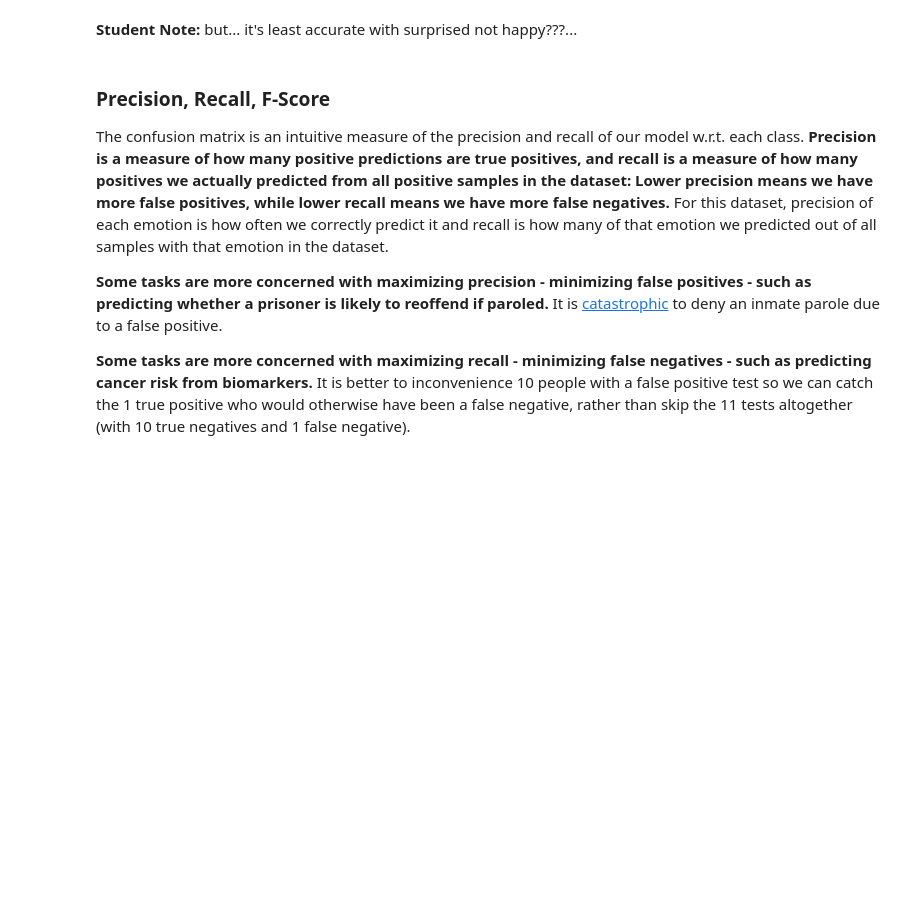
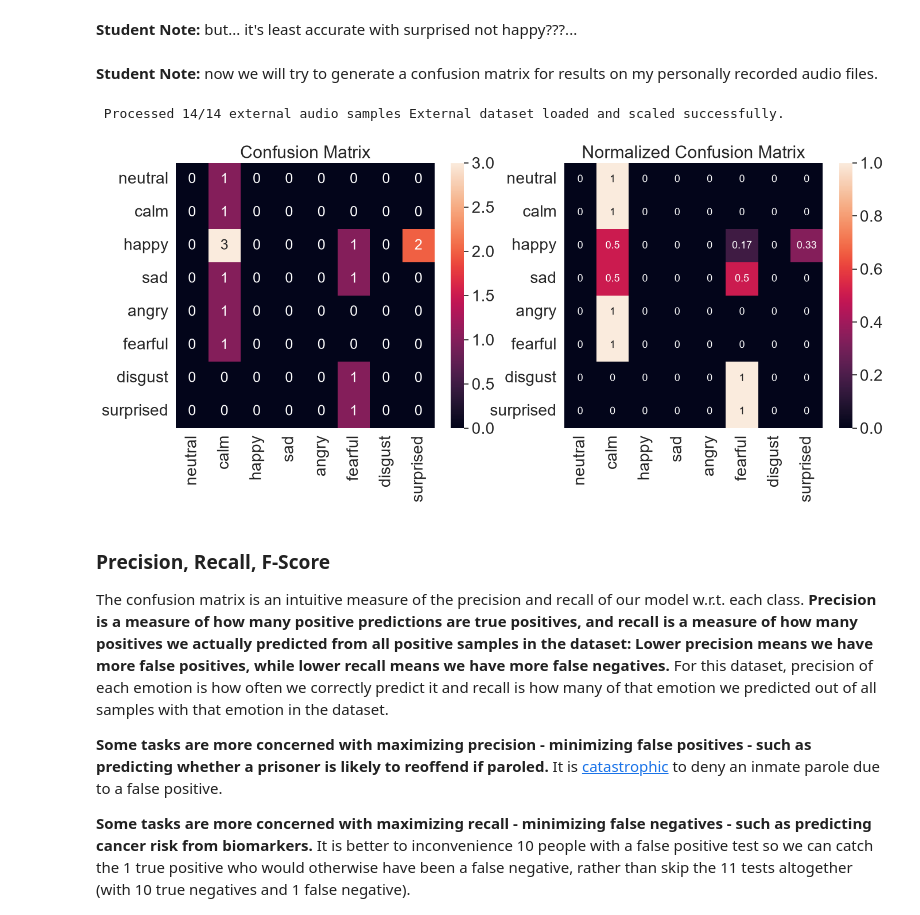
Before and after one commit to CJS-Codework/Week4-NeuralNetworks, a Jupyter notebook: Week4__Neural_Networks.ipynb, the cells around one changed output. Saved outputs shown, nothing was run; the diff lists cells and outputs as text; code cells hidden in the pictures; blank space fills up the shorter version.

Commit message:
Created my own confusion matrix

```diff
--- a/Week4__Neural_Networks.ipynb
+++ b/Week4__Neural_Networks.ipynb
@@ -641,3 +641,5 @@ The sum of elements in the left matrix is size of our test set, which is the len
 **We can tell the model is most accurate at predicting 'calm', and least accurate at predicting 'happy'**. Based on this we might look into our features to see where they are not distinct enough between confusing classes and whether we can rethink our feature engineering.
 # %% [markdown]
 **Student Note:** but... it's least accurate with surprised not happy???...
+# %% [markdown]
+**Student Note:** now we will try to generate a confusion matrix for results on my personally recorded audio files.
@@ -643,0 +680,52 @@ The sum of elements in the left matrix is size of our test set, which is the len
+# %%
+# 1. Specify the path to your secondary dataset folder
+external_folder_path = "C:/Users/caleb/Documents/Caleb/SFU/IAT360/Lab4/Datasets/Datasets/Audio Data/New Data/*/*.wav"
+
+# 2. Extract features from the secondary dataset
+X_ext_raw, y_external = load_external_test_data(external_folder_path)
+
+# 3. Scale the new features using a properly fitted StandardScaler
+if X_ext_raw is not None:
+    from sklearn.preprocessing import StandardScaler
+    # Re-initialize and fit the StandardScaler on the original training features to match standard scaling
+    std_scaler = StandardScaler()
+    std_scaler.fit(features)
+    X_ext_scaled = std_scaler.transform(X_ext_raw)
+    print("External dataset loaded and scaled successfully.")
+# %% [output]
+ Processed 14/14 external audio samples External dataset loaded and scaled successfully.
+# %%
+from sklearn.metrics import confusion_matrix
+import seaborn as sn # I like seaborn's confusion matrix over sklearn's default
+
+# get predictions on test set
+test_emotion_predictions = model.predict(X_ext_scaled)
+test_emotion_groundtruth = y_external
+
+# set labels for matrix axes from emotions
+emotion_list =['neutral','calm','happy','sad','angry','fearful','disgust','surprised']
+emotion_name = [emotion for emotion in emotion_list]
+
+# build confusion matrix and normalized confusion matrix
+conf_matrix = confusion_matrix(test_emotion_groundtruth, test_emotion_predictions, labels=emotion_list)
+conf_matrix_norm = confusion_matrix(test_emotion_groundtruth, test_emotion_predictions,normalize='true', labels=emotion_list)
+
+
+
+# make a confusion matrix with labels using a DataFrame
+confmatrix_df = pd.DataFrame(conf_matrix, index=emotion_name, columns=emotion_name)
+confmatrix_df_norm = pd.DataFrame(conf_matrix_norm, index=emotion_name, columns=emotion_name)
+
+# plot confusion matrices
+plt.figure(figsize=(16,6))
+sn.set(font_scale=1.8) # emotion label and title size
+plt.subplot(1,2,1)
+plt.title('Confusion Matrix')
+sn.heatmap(confmatrix_df, annot=True, annot_kws={"size": 18}) #annot_kws is value font
+plt.subplot(1,2,2)
+plt.title('Normalized Confusion Matrix')
+sn.heatmap(confmatrix_df_norm, annot=True, annot_kws={"size": 13}) #annot_kws is value font
+
+plt.show()
+# %% [output]
+[figure, added]
```
Also changed, not shown: parts of 2 cells of this notebook.
